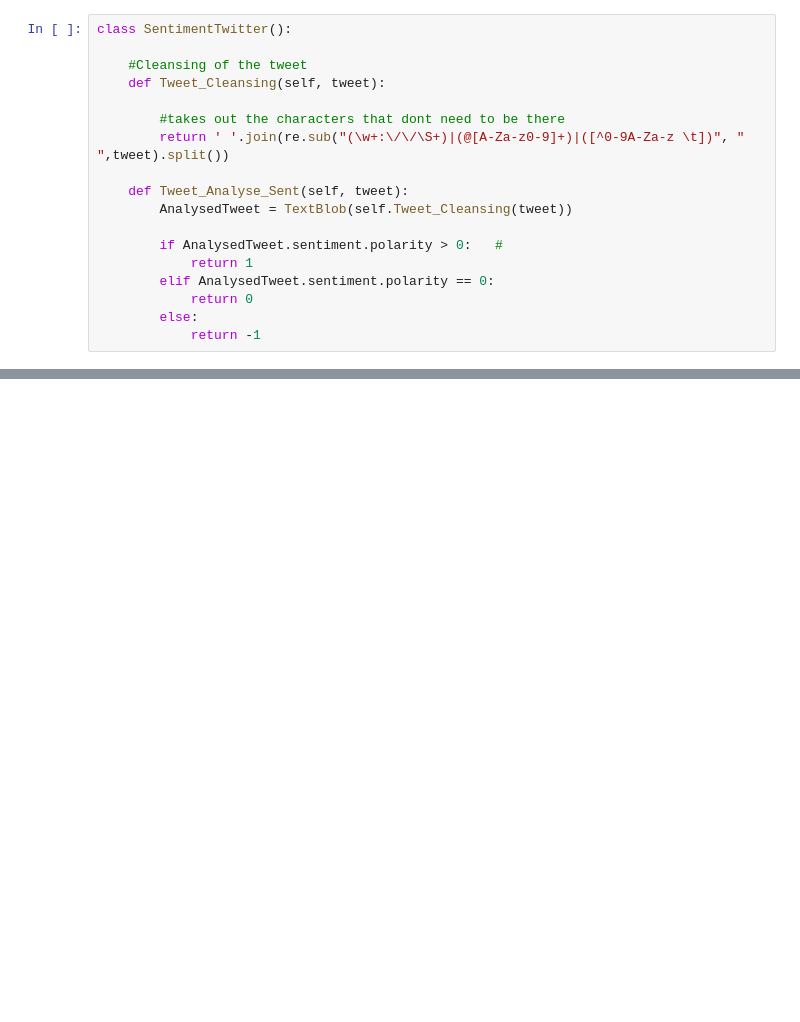
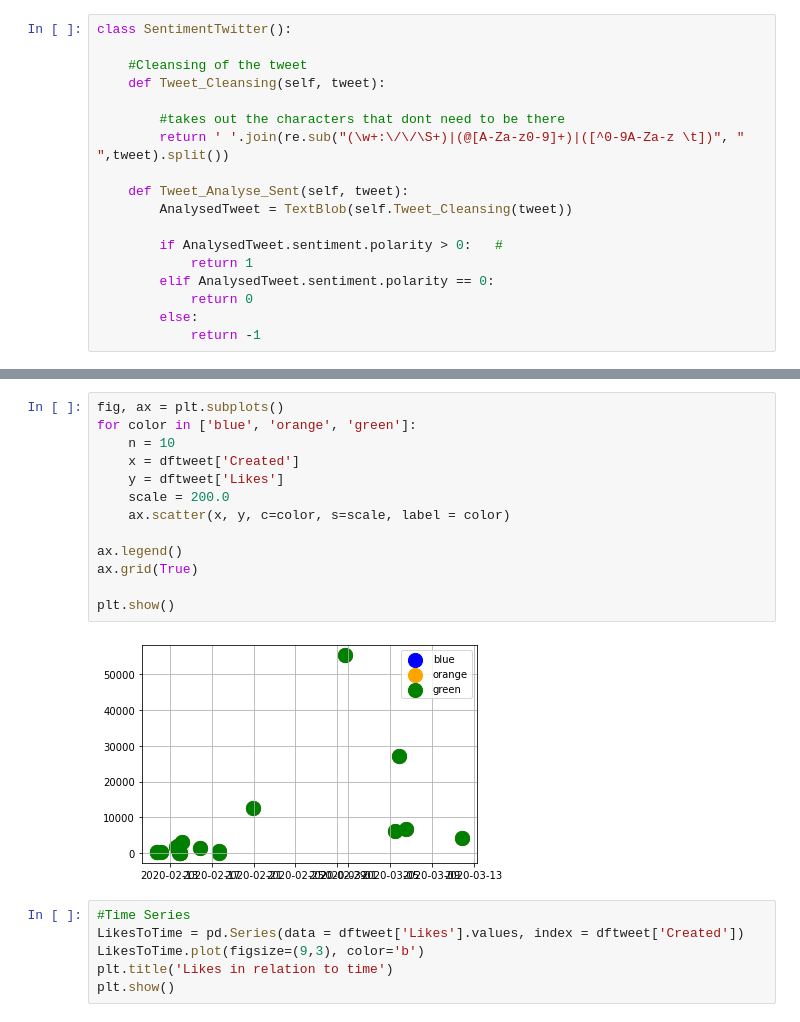
Before and after one commit to JoeSealy/TwitterJudge, a Jupyter notebook: Twitter Judge.ipynb, the cells around one changed output, grey strips where cells are left out. Cells and saved outputs as stored; diff of their text form; blank space fills up the shorter version.

```diff
--- a/Twitter Judge.ipynb
+++ b/Twitter Judge.ipynb
@@ -102,0 +146,21 @@ plt.show()
+# %%
+fig, ax = plt.subplots()
+for color in ['blue', 'orange', 'green']:
+    n = 10
+    x = dftweet['Created']
+    y = dftweet['Likes']
+    scale = 200.0
+    ax.scatter(x, y, c=color, s=scale, label = color)
+
+ax.legend()
+ax.grid(True)
+
+plt.show()
+# %% [output]
+[figure, added]
+# %%
+#Time Series
+LikesToTime = pd.Series(data = dftweet['Likes'].values, index = dftweet['Created'])
+LikesToTime.plot(figsize=(9,3), color='b')
+plt.title('Likes in relation to time')
+plt.show()
```
Also changed, not shown: parts of 4 cells of this notebook.
